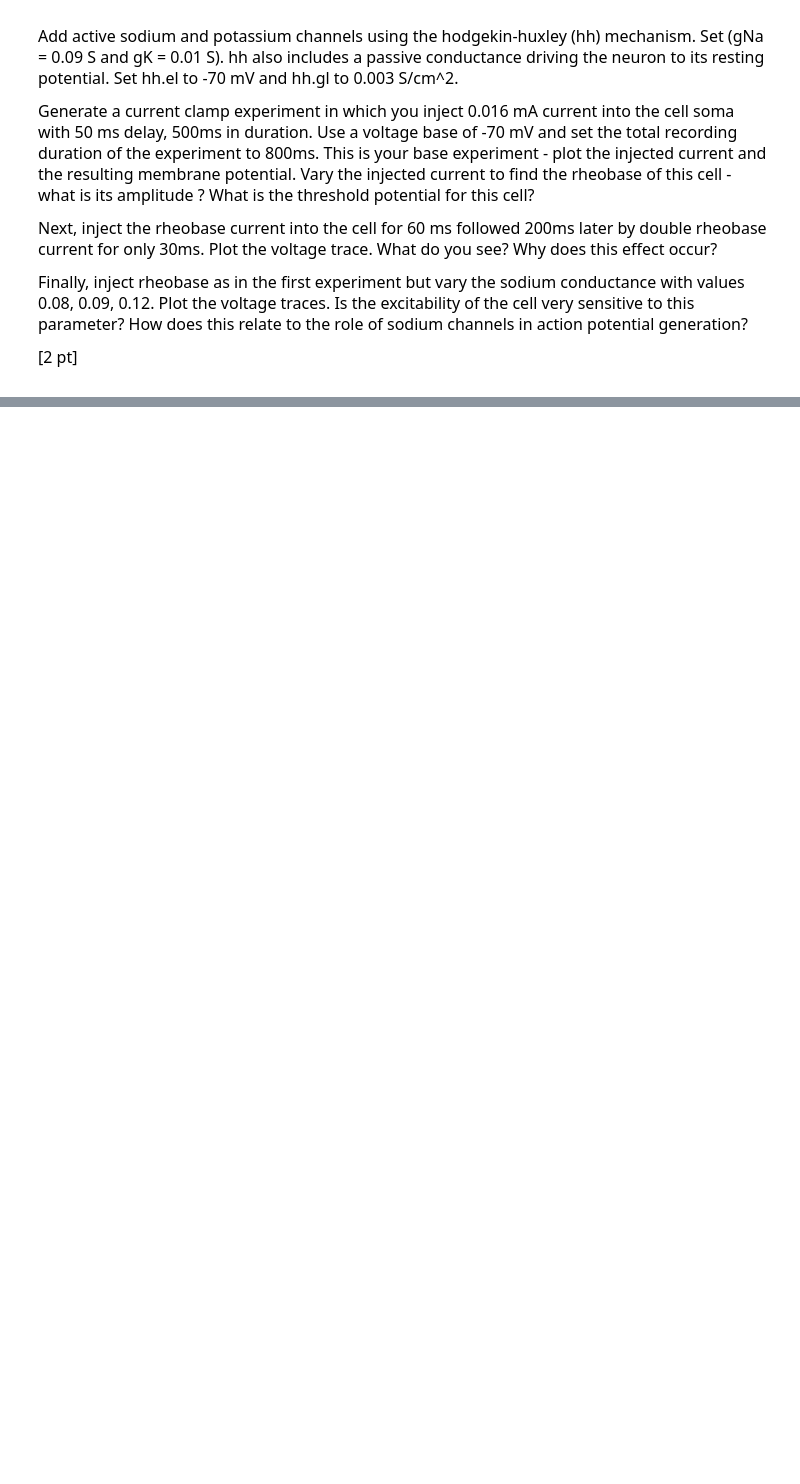
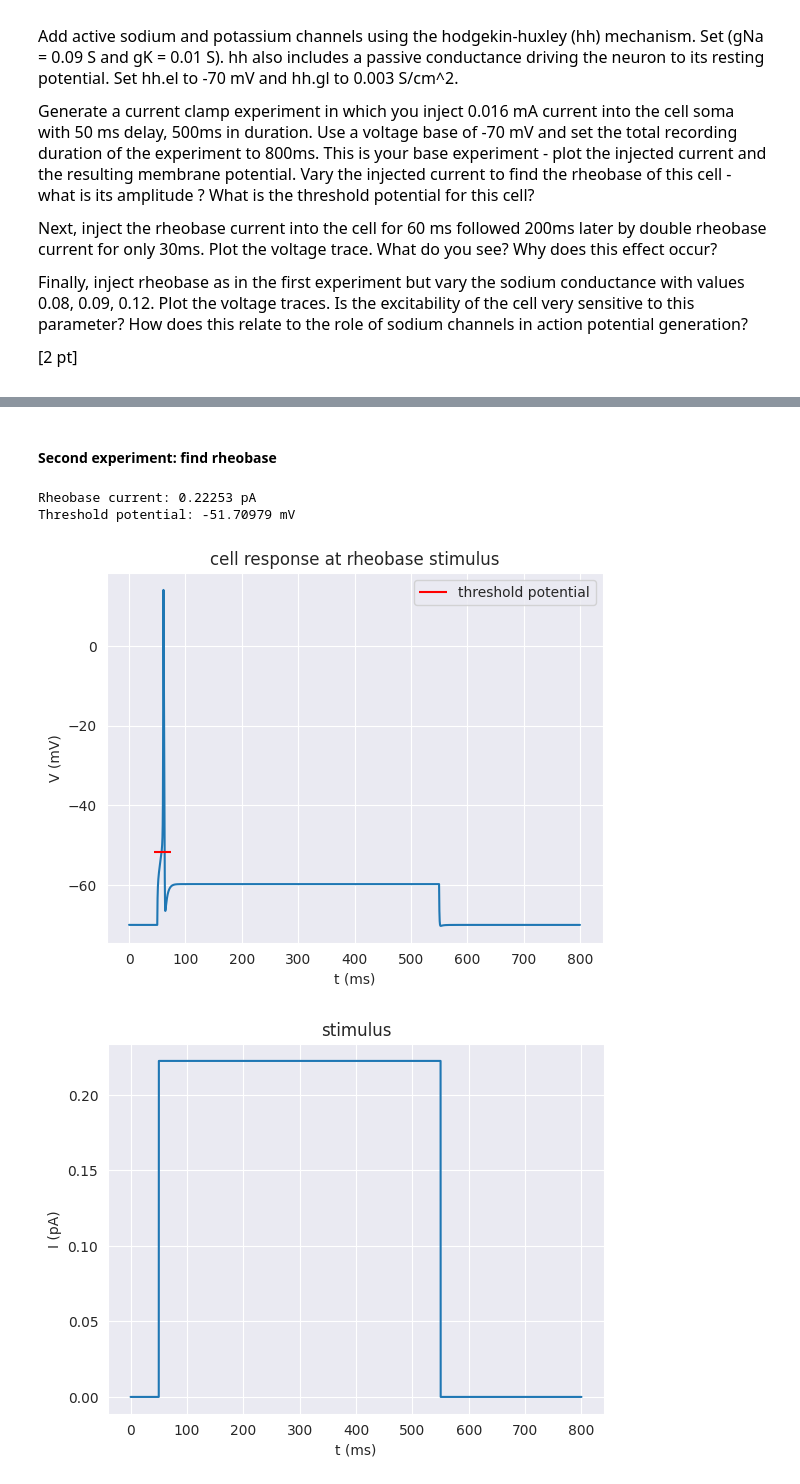
Before and after one commit to ejayromero/biophysics-NX-450, a Jupyter notebook: Week_4/Week4_HomeWork.ipynb, the cells around one changed output, grey strips where cells are left out. Cells and saved outputs as stored; diff of their text form; code cells hidden in the pictures; blank space fills up the shorter version.

```diff
--- a/Week_4/Week4_HomeWork.ipynb
+++ b/Week_4/Week4_HomeWork.ipynb
@@ -437,0 +498,53 @@ Finally, inject rheobase as in the first experiment but vary the sodium conducta
+# %% [markdown]
+#### Second experiment: find rheobase
+# %%
+for i in np.linspace(0.22, 0.23, 100): # set through trial and error
+    stim.amp = i
+
+    # Initialize vectors
+    # time vector
+    rec_t = h.Vector()
+    rec_t.record(h._ref_t)
+    # membrame potential vector
+    rec_v = h.Vector()
+    rec_v.record(soma(0.5)._ref_v)
+    # current
+    rec_i = h.Vector()
+    rec_i.record(stim._ref_i)
+
+    h.finitialize(-70)
+    h.continuerun(800)
+
+    # rheobase current found at the first iteration in which the membrane potential exceeds 0 (AP fired)
+    cell_v = np.array(rec_v)
+
+    if np.any(cell_v>0):
+        rheobase = i
+        break
+
+    # threshold potential is the maximum potential reached at the iteration right before the rheobase one
+    thr_time = np.argmax(cell_v)
+    thr_pot = cell_v[thr_time]
+    thr_ms = thr_time / len(cell_v) *800
+
+print("Rheobase current: {:.5f} pA".format(rheobase))
+print("Threshold potential: {:.5f} mV".format(thr_pot))
+
+plt.figure()
+plt.title('cell response at rheobase stimulus')
+plt.ylabel('V (mV)')
+plt.xlabel('t (ms)')
+plt.plot(rec_t,rec_v)
+plt.hlines(thr_pot, thr_ms-15, thr_ms+15, colors='red', label='threshold potential')
+plt.legend()
+
+plt.figure()
+plt.title('stimulus')
+plt.ylabel('I (pA)')
+plt.xlabel('t (ms)')
+plt.plot(rec_t,rec_i);
+# %% [output]
+Rheobase current: 0.22253 pA
+Threshold potential: -51.70979 mV
+[figure, added]
+[figure, added]
```
Also changed, not shown: parts of 10 cells of this notebook.
